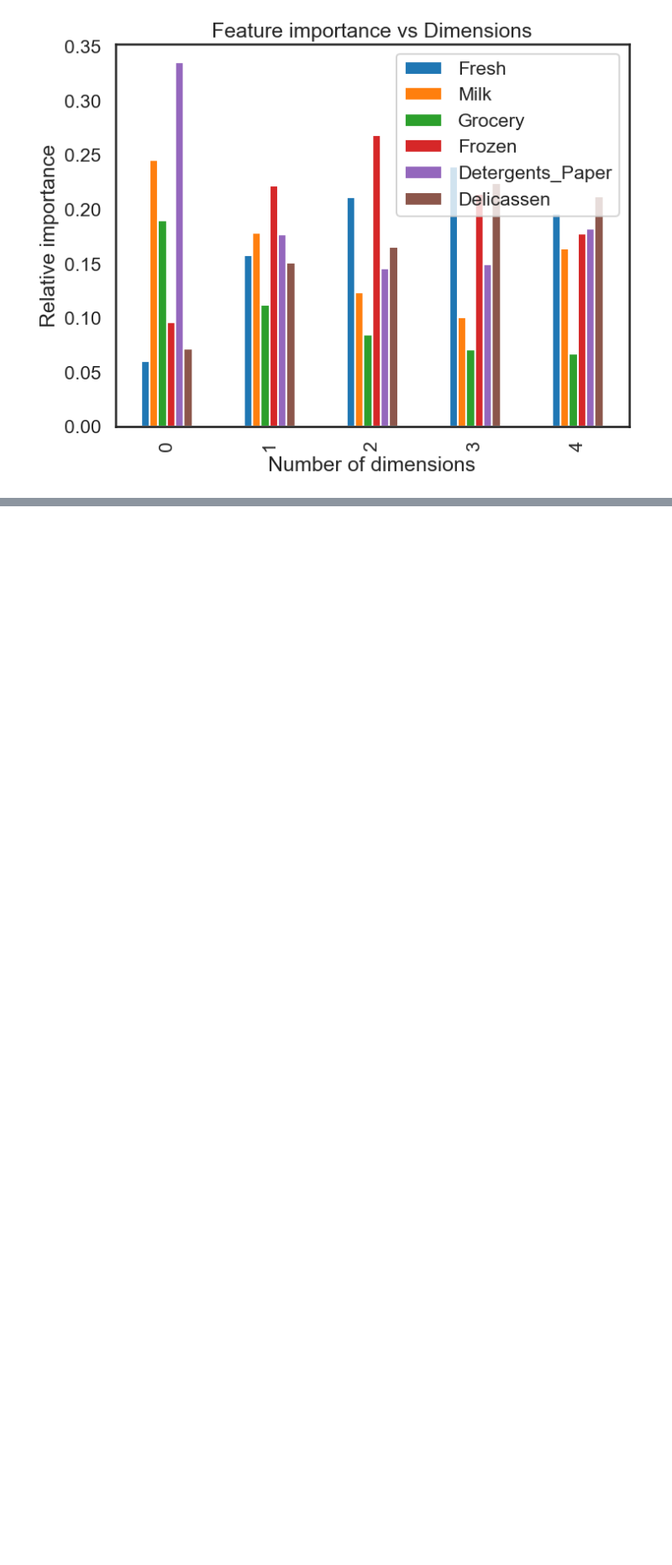
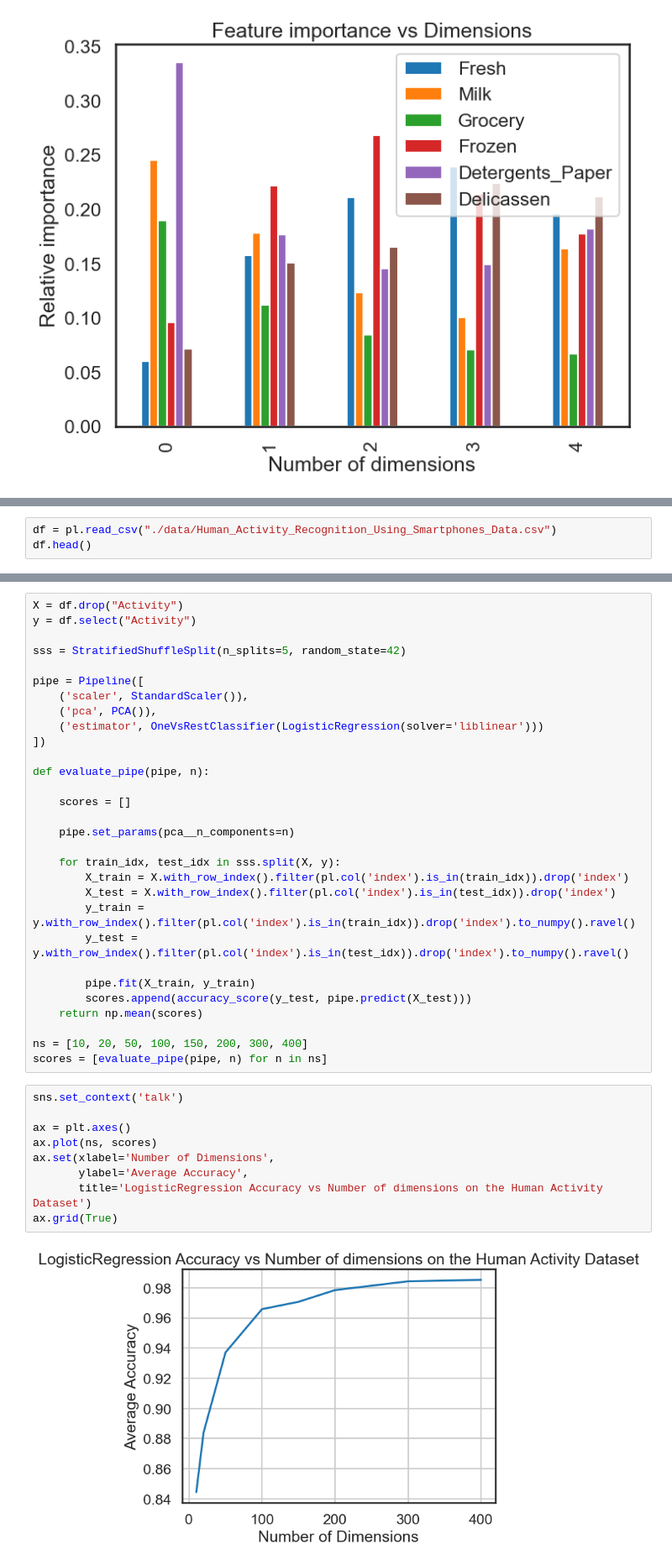
Before and after one commit to Florian-Heringa/coursera-ibm-ml, a Jupyter notebook: 4-unsupervised-learning/10-dimensionality-reduction.ipynb, the cells around one changed output, grey strips where cells are left out. Shown at 84% size. Drawn from its saved outputs; the diff is of its cells as text; blank space fills up the shorter version.

```diff
--- a/4-unsupervised-learning/10-dimensionality-reduction-1.ipynb
+++ b/4-unsupervised-learning/10-dimensionality-reduction.ipynb
@@ -244,0 +293,3 @@ ax.set(xlabel='Number of dimensions',
+# %%
+df = pl.read_csv("./data/Human_Activity_Recognition_Using_Smartphones_Data.csv")
+df.head()
@@ -244,0 +305,41 @@ ax.set(xlabel='Number of dimensions',
+# %%
+X = df.drop("Activity")
+y = df.select("Activity")
+
+sss = StratifiedShuffleSplit(n_splits=5, random_state=42)
+
+pipe = Pipeline([
+    ('scaler', StandardScaler()),
+    ('pca', PCA()),
+    ('estimator', OneVsRestClassifier(LogisticRegression(solver='liblinear')))
+])
+
+def evaluate_pipe(pipe, n):
+
+    scores = []
+
+    pipe.set_params(pca__n_components=n)
+
+    for train_idx, test_idx in sss.split(X, y):
+        X_train = X.with_row_index().filter(pl.col('index').is_in(train_idx)).drop('index')
+        X_test = X.with_row_index().filter(pl.col('index').is_in(test_idx)).drop('index')
+        y_train = y.with_row_index().filter(pl.col('index').is_in(train_idx)).drop('index').to_numpy().ravel()
+        y_test = y.with_row_index().filter(pl.col('index').is_in(test_idx)).drop('index').to_numpy().ravel()
+
+        pipe.fit(X_train, y_train)
+        scores.append(accuracy_score(y_test, pipe.predict(X_test)))
+    return np.mean(scores)
+
+ns = [10, 20, 50, 100, 150, 200, 300, 400]
+scores = [evaluate_pipe(pipe, n) for n in ns]
+# %%
+sns.set_context('talk')
+
+ax = plt.axes()
+ax.plot(ns, scores)
+ax.set(xlabel='Number of Dimensions',
+       ylabel='Average Accuracy',
+       title='LogisticRegression Accuracy vs Number of dimensions on the Human Activity Dataset')
+ax.grid(True)
+# %% [output]
+[figure, added]
```
Also changed, not shown: parts of 7 cells of this notebook, 3 other files.
